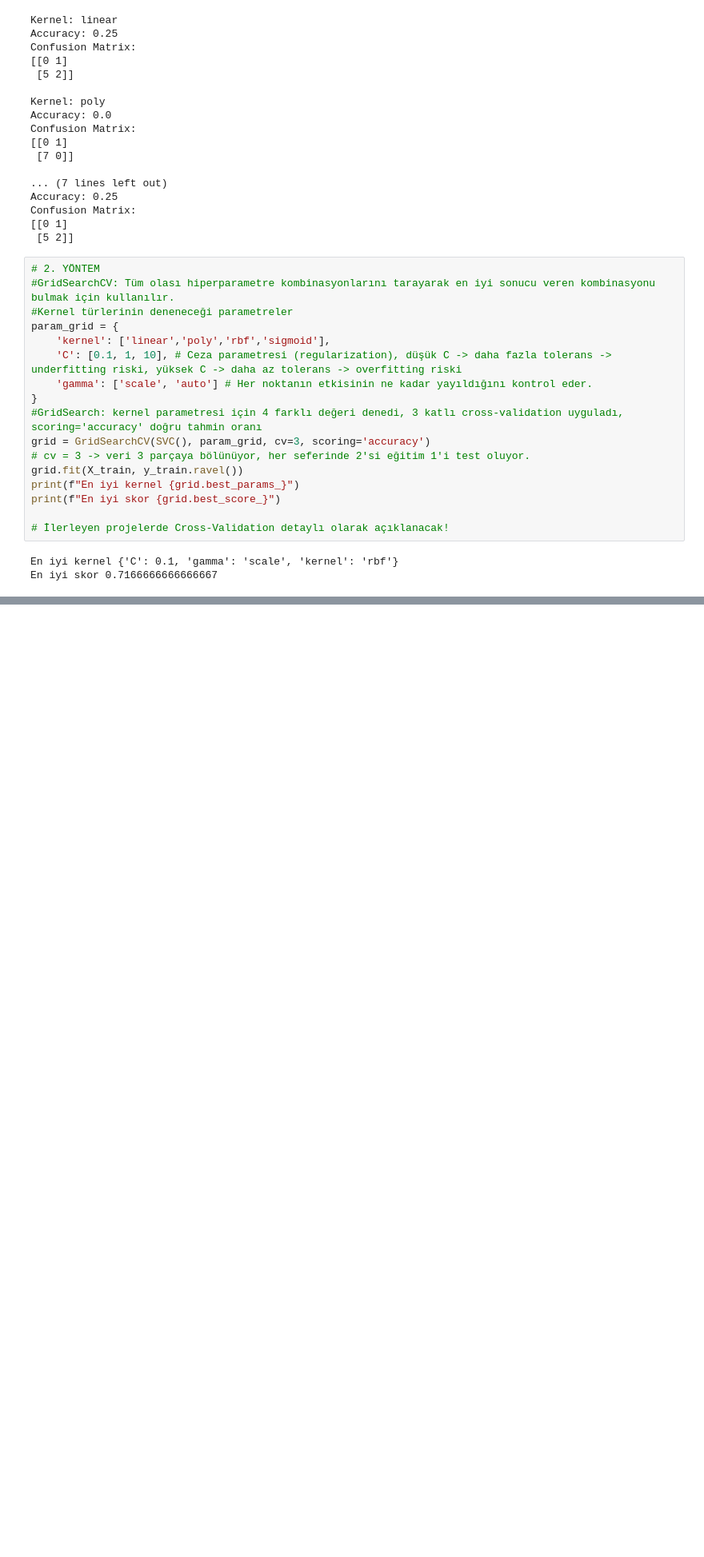
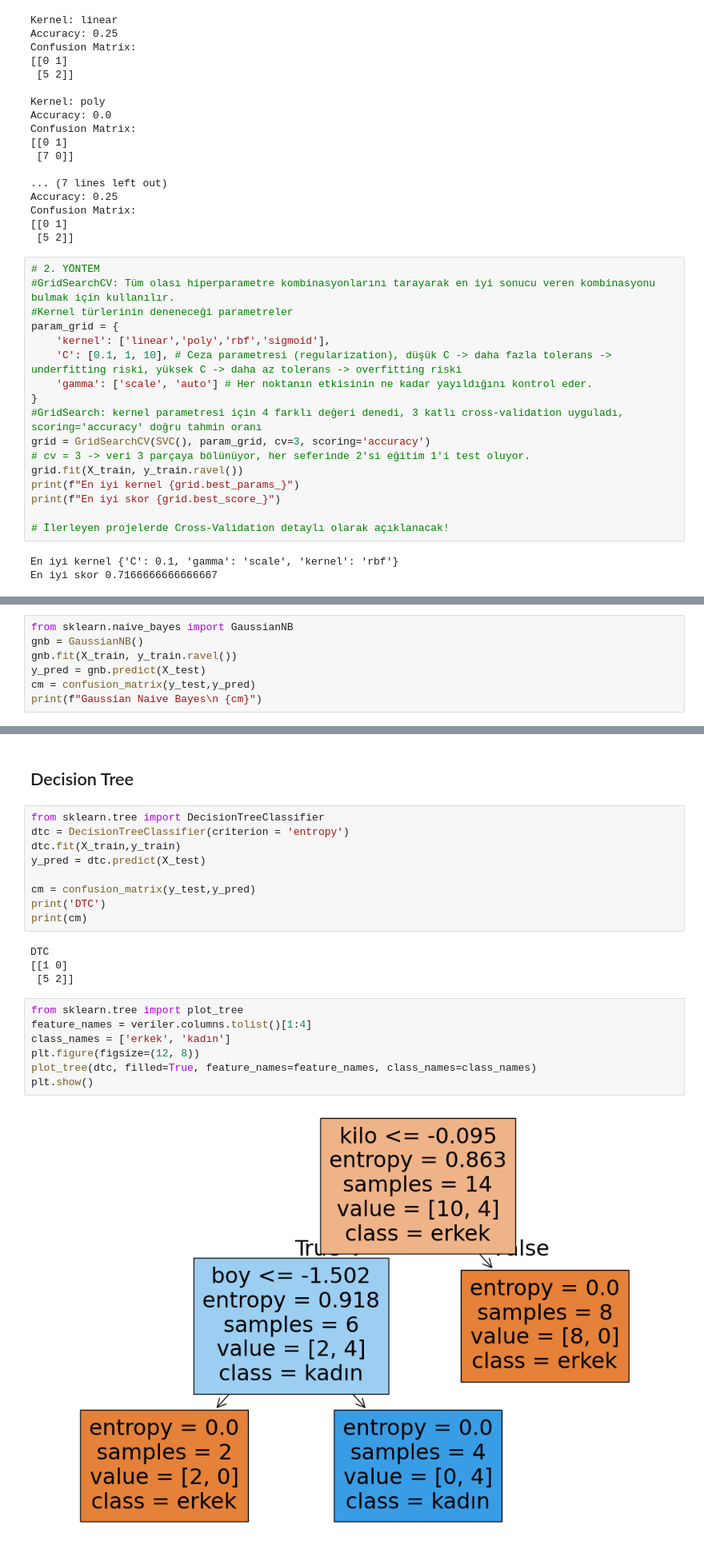
Before and after one commit to ecehanUzgun/machine-learning-with-python, a Jupyter notebook: Classification-LogisticRegression/LR_Introduction.ipynb, the cells around one changed output, grey strips where cells are left out. Shown at 80% size. Saved outputs shown, nothing was run; the diff lists cells and outputs as text; blank space fills up the shorter version.

```diff
--- a/Classification-LogisticRegression/LR_Introduction.ipynb
+++ b/Classification-LogisticRegression/LR_Introduction.ipynb
@@ -386,0 +423,7 @@ En iyi skor 0.7166666666666667
+# %%
+from sklearn.naive_bayes import GaussianNB
+gnb = GaussianNB()
+gnb.fit(X_train, y_train.ravel())
+y_pred = gnb.predict(X_test)
+cm = confusion_matrix(y_test,y_pred)
+print(f"Gaussian Naive Bayes\n {cm}")
@@ -386,0 +442,24 @@ En iyi skor 0.7166666666666667
+# %% [markdown]
+## Decision Tree
+# %%
+from sklearn.tree import DecisionTreeClassifier
+dtc = DecisionTreeClassifier(criterion = 'entropy')
+dtc.fit(X_train,y_train)
+y_pred = dtc.predict(X_test)
+
+cm = confusion_matrix(y_test,y_pred)
+print('DTC')
+print(cm)
+# %% [output]
+DTC
+[[1 0]
+ [5 2]]
+# %%
+from sklearn.tree import plot_tree
+feature_names = veriler.columns.tolist()[1:4]
+class_names = ['erkek', 'kadın']
+plt.figure(figsize=(12, 8))
+plot_tree(dtc, filled=True, feature_names=feature_names, class_names=class_names)
+plt.show()
+# %% [output]
+[figure, added]
```
Also changed, not shown: parts of 16 cells of this notebook, 28 other files.
